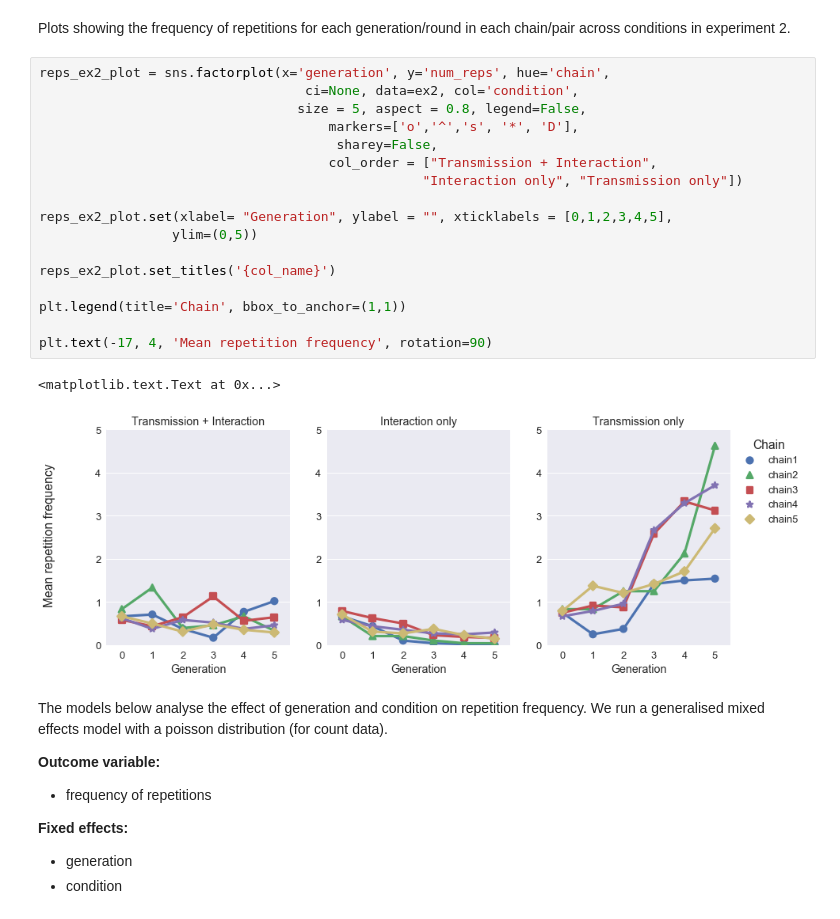
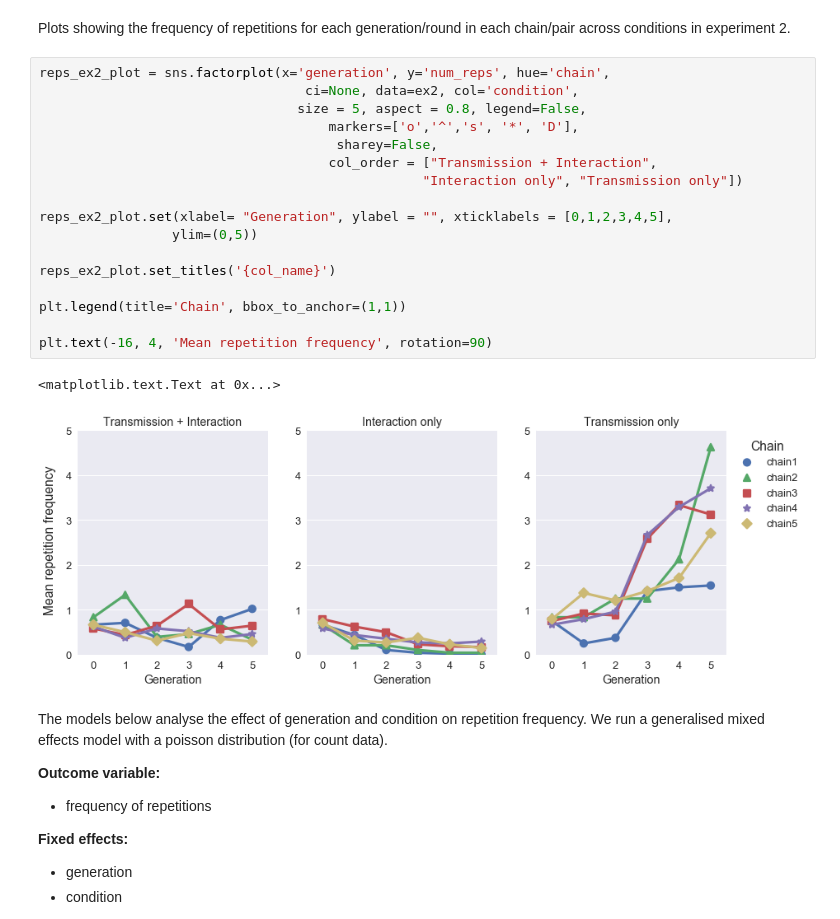
Before and after one commit to ymotamedi/asll-analysis, a Jupyter notebook: notebooks/efficiency_results.ipynb, the cells around one changed output. Saved outputs shown, nothing was run; the diff lists cells and outputs as text.

```diff
--- a/notebooks/efficiency_results.ipynb
+++ b/notebooks/efficiency_results.ipynb
@@ -498,23 +498,23 @@ Plots showing the frequency of repetitions for each generation/round in each cha
 # %%
 reps_ex2_plot = sns.factorplot(x='generation', y='num_reps', hue='chain',
                                   ci=None, data=ex2, col='condition',
                                  size = 5, aspect = 0.8, legend=False,
                                      markers=['o','^','s', '*', 'D'],
                                       sharey=False,
                                      col_order = ["Transmission + Interaction",
                                                  "Interaction only", "Transmission only"])
 
 reps_ex2_plot.set(xlabel= "Generation", ylabel = "", xticklabels = [0,1,2,3,4,5],
                  ylim=(0,5))
 
 reps_ex2_plot.set_titles('{col_name}')
 
 plt.legend(title='Chain', bbox_to_anchor=(1,1))
 
-plt.text(-17, 4, 'Mean repetition frequency', rotation=90)
+plt.text(-16, 4, 'Mean repetition frequency', rotation=90)
 # %% [output]
 <matplotlib.text.Text at 0x...>
-[figure, old version]
+[figure, new version]
 # %% [markdown]
 The models below analyse the effect of generation and condition on repetition frequency. We run a generalised mixed effects model with a poisson distribution (for count data).
 
```
Also changed, not shown: parts of 3 cells of this notebook.
